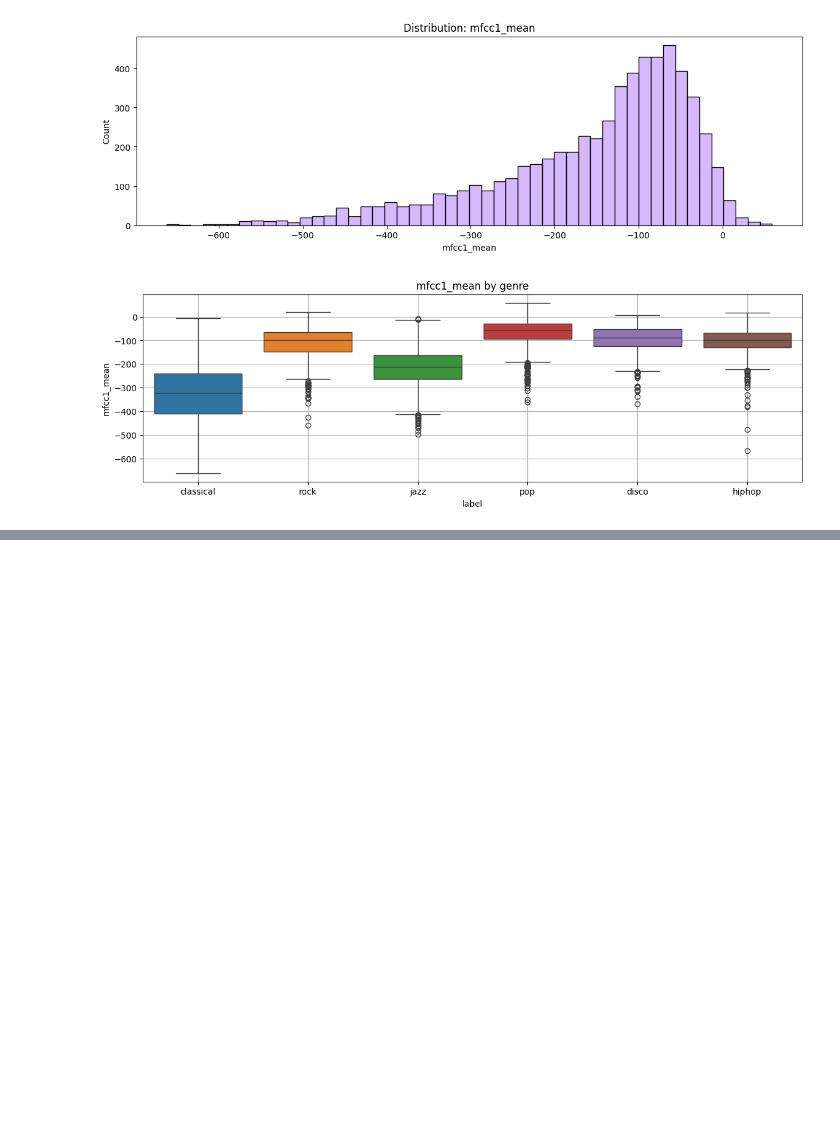
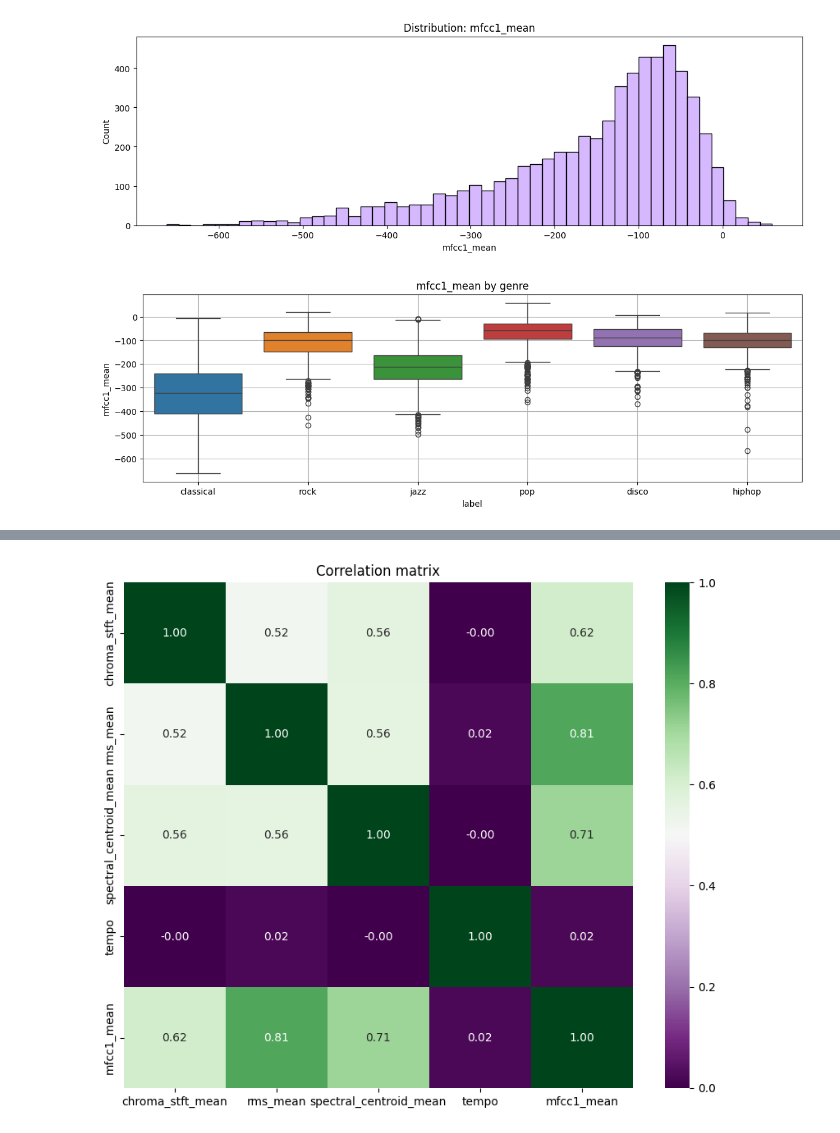
Before and after one commit to SNIGDHA-ms24043/IDC-PROJECT--Music-Genre-Classification, a Jupyter notebook: Music_Genre_IDC_Project.ipynb, the cells around one changed output, grey strips where cells are left out. Drawn from its saved outputs; the diff is of its cells as text; code cells hidden in the pictures; blank space fills up the shorter version.

```diff
--- a/Music_Genre_IDC_Project.ipynb
+++ b/Music_Genre_IDC_Project.ipynb
@@ -147 +147,12 @@ sns.pairplot(df[pair_cols].sample(min(500, len(df)), random_state=42), hue="labe
 [figure]
+# %%
+#gurleen
+corr_cols = ["chroma_stft_mean","rms_mean","spectral_centroid_mean","tempo","mfcc1_mean","label"]
+corr_matrix = df[corr_cols].corr(numeric_only=True)
+
+plt.figure(figsize=(10, 8))
+sns.heatmap(corr_matrix, annot=True, fmt=".2f", cmap='PRGn')
+plt.title("Correlation matrix")
+plt.show()
+# %% [output]
+[figure, added]
```
Also changed, not shown: parts of 1 cell of this notebook.
